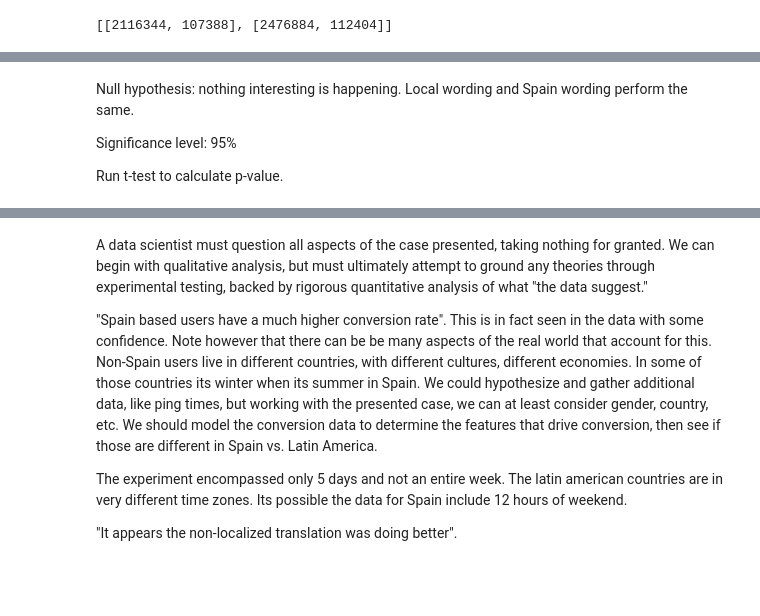
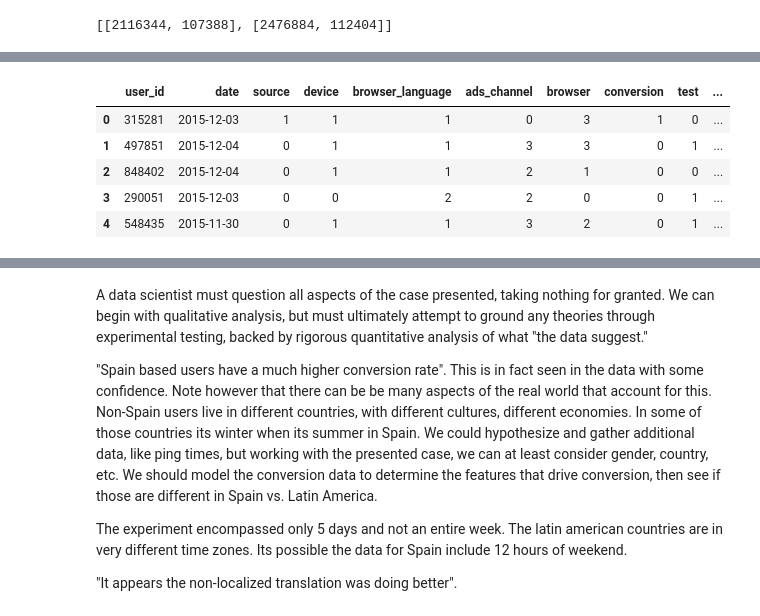
Before and after one commit to stevefollmer/xyz-spanish, a Jupyter notebook: XYZ Spanish.ipynb, the cells around one changed output, grey strips where cells are left out. Drawn from its saved outputs; the diff is of its cells as text; code cells hidden in the pictures; blank space fills up the shorter version.

```diff
--- a/XYZ Spanish.ipynb
+++ b/XYZ Spanish.ipynb
@@ -124,6 +110,0 @@ dfg.size()
-# %% [markdown]
-Null hypothesis: nothing interesting is happening. Local wording and Spain wording perform the same.
-
-Significance level: 95%
-
-Run t-test to calculate p-value.
@@ -133,0 +111,16 @@ dfg.country.type
+# %%
+# Convert categorical variables into numbers
+from sklearn.preprocessing import LabelEncoder
+for feat in ['browser_language', 'country', 'browser', 'ads_channel', 'device', 'source', 'sex']:
+    lbl_enc = LabelEncoder()
+    lbl_enc.fit(df[feat])
+    df[feat] = lbl_enc.transform(df[feat])
+
+df.head()
+# %% [output]
+|  | user_id | date | source | device | browser_language | ads_channel | browser | conversion | test | ... |
+| 0 | 315281 | 2015-12-03 | 1 | 1 | 1 | 0 | 3 | 1 | 0 | ... |
+| 1 | 497851 | 2015-12-04 | 0 | 1 | 1 | 3 | 3 | 0 | 1 | ... |
+| 2 | 848402 | 2015-12-04 | 0 | 1 | 1 | 2 | 1 | 0 | 0 | ... |
+| 3 | 290051 | 2015-12-03 | 0 | 0 | 2 | 2 | 0 | 0 | 1 | ... |
+| 4 | 548435 | 2015-11-30 | 0 | 1 | 1 | 3 | 2 | 0 | 1 | ... |
```
Also changed, not shown: parts of 21 cells of this notebook.
